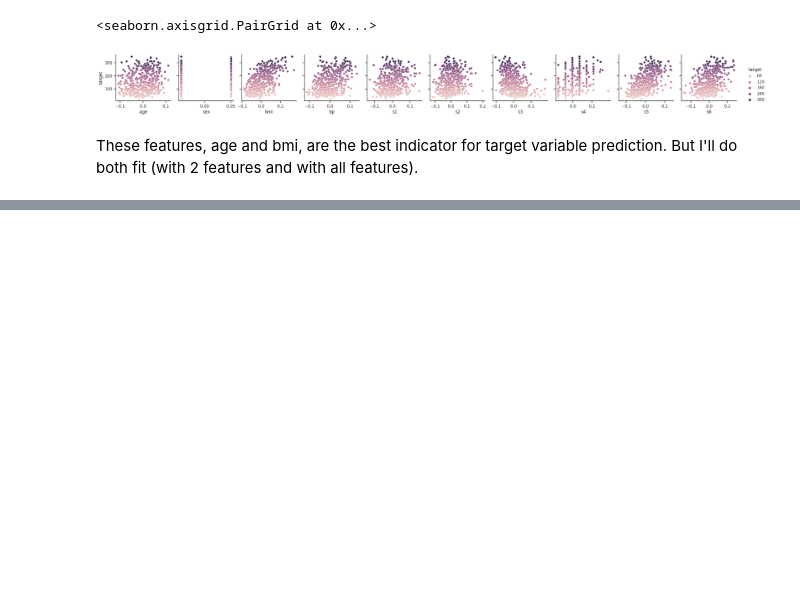
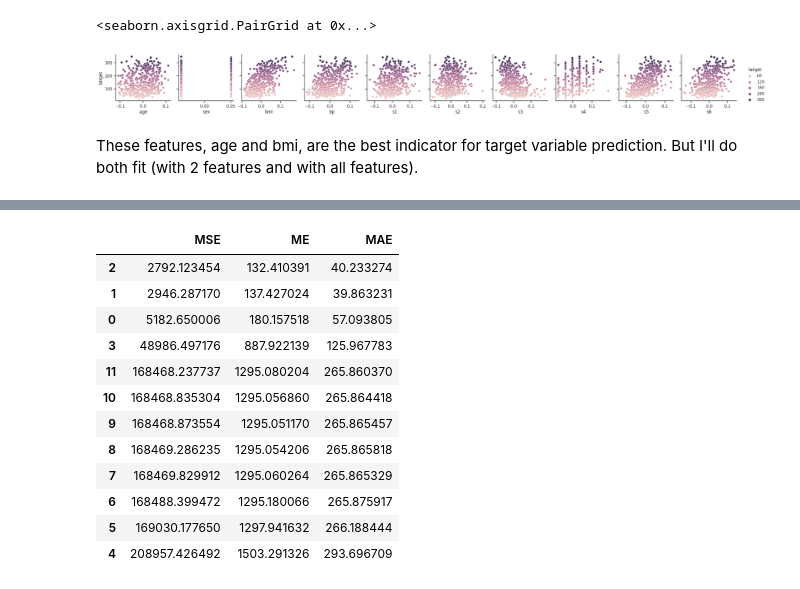
Before and after one commit to lorenzo-arcioni/master-ds, a Jupyter notebook: lezione_5/Approfondimenti/diabetes_analysis.ipynb, the cells around one changed output, grey strips where cells are left out. Drawn from its saved outputs; the diff is of its cells as text; code cells hidden in the pictures; blank space fills up the shorter version.

```diff
--- a/lezione_5/Approfondimenti/diabetes_analysis.ipynb
+++ b/lezione_5/Approfondimenti/diabetes_analysis.ipynb
@@ -44,11 +78,31 @@ from sklearn.linear_model import LinearRegression, LogisticRegression
 from sklearn.model_selection import train_test_split
 from sklearn.preprocessing import PolynomialFeatures
 
-X_train, X_test, y_train, y_test = train_test_split(df[features], df[target], test_size = 0.05, random_state=1)
+X_train, X_test, y_train, y_test = train_test_split(df[features_all].values, df[target].values, test_size = 0.05, random_state=1)
 # %% [markdown]
 These features, age and bmi, are the best indicator for target variable prediction.
 But I'll do both fit (with 2 features and with all features).
-# %%
-# Instantiate the model and train it.
-model = LinearRegression()
-model.fit(X_train, y_train);
+# %%
+from sklearn.metrics import mean_squared_error, mean_absolute_error, max_error
+
+# Initialize the dictonary for error metrics
+parameter_errors = dict()
+
+for deg in range(12):
+
+    # crea le features polinomiali
+    poly = PolynomialFeatures(degree=deg)
+    x_poly = poly.fit_transform(X_train)
+
+    # esegue la regressione lineare
+    reg = LinearRegression(n_jobs=-1)
+    reg.fit(x_poly, y_train)
+
+    # Make a prediction
+    X_test_poly = poly.fit_transform(X_test)
+    y_pred = reg.predict(X_test_poly)
+
+    parameter_errors[deg] = {'MSE': mean_squared_error(y_test, y_pred),
+                             'ME':  max_error(y_test, y_pred),
+                             'MAE': mean_absolute_error(y_test, y_pred)}
+    print("Deg", deg, 'done')
@@ -54,0 +122,17 @@ model.fit(X_train, y_train);
+# %%
+errors_deg = pd.DataFrame(parameter_errors).T
+errors_deg.sort_values(['MSE', 'ME', 'MAE'])
+# %% [output]
+|  | MSE | ME | MAE |
+| 2 | 2792.123454 | 132.410391 | 40.233274 |
+| 1 | 2946.287170 | 137.427024 | 39.863231 |
+| 0 | 5182.650006 | 180.157518 | 57.093805 |
+| 3 | 48986.497176 | 887.922139 | 125.967783 |
+| 11 | 168468.237737 | 1295.080204 | 265.860370 |
+| 10 | 168468.835304 | 1295.056860 | 265.864418 |
+| 9 | 168468.873554 | 1295.051170 | 265.865457 |
+| 8 | 168469.286235 | 1295.054206 | 265.865818 |
+| 7 | 168469.829912 | 1295.060264 | 265.865329 |
+| 6 | 168488.399472 | 1295.180066 | 265.875917 |
+| 5 | 169030.177650 | 1297.941632 | 266.188444 |
+| 4 | 208957.426492 | 1503.291326 | 293.696709 |
```
Also changed, not shown: parts of 3 cells of this notebook.
